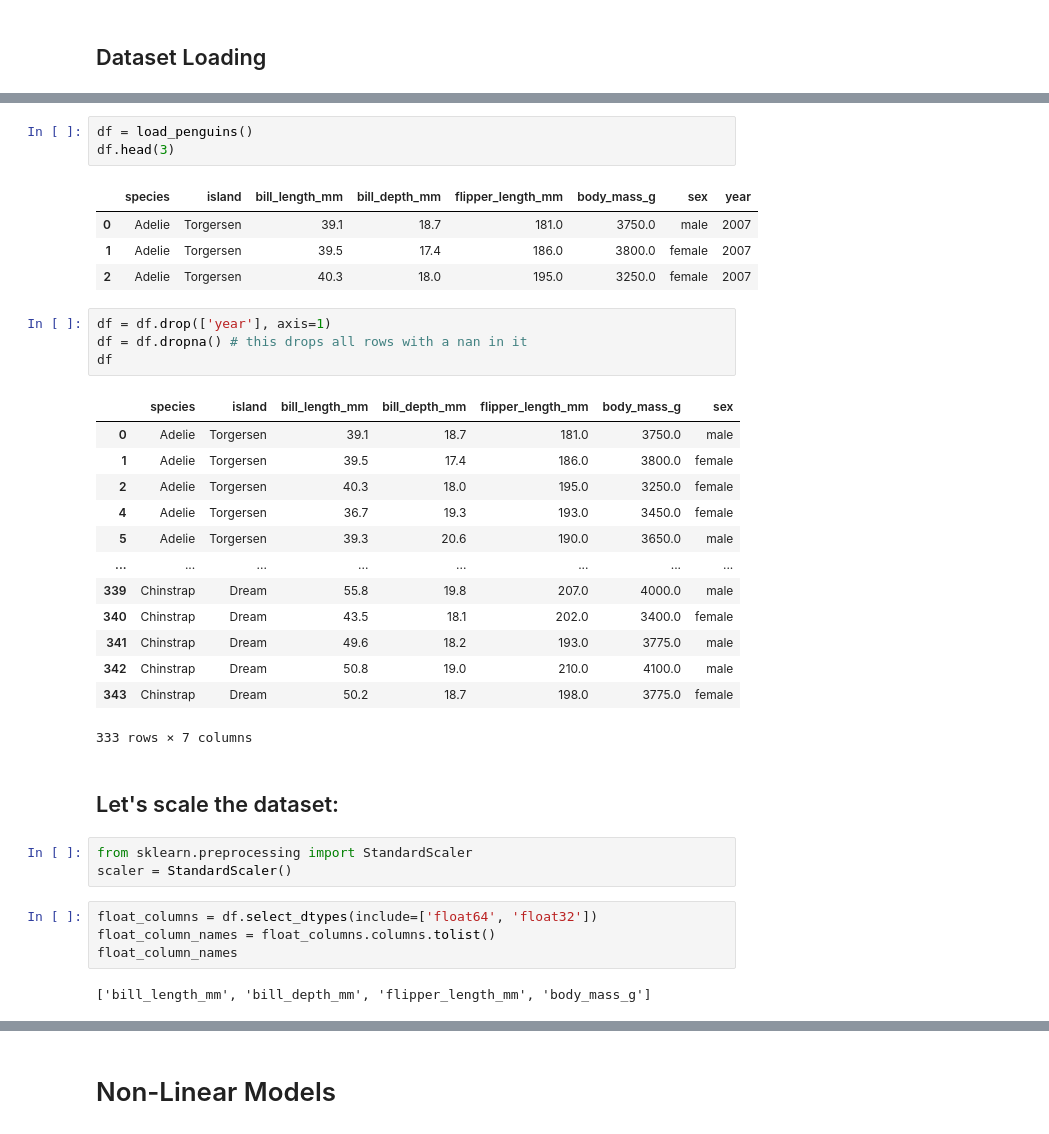
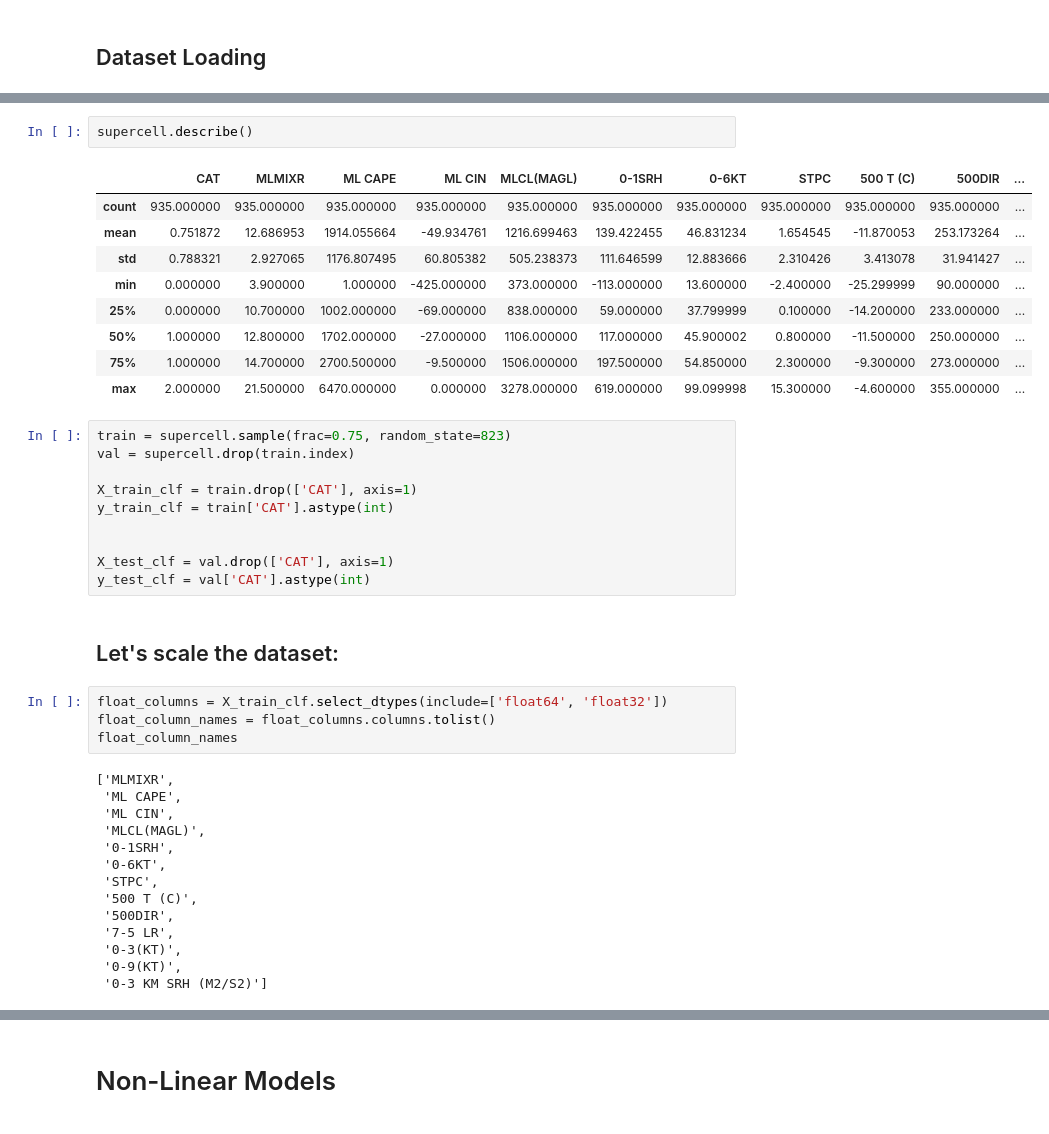
Before and after one commit to NCAR/ML_workshop2023, a Jupyter notebook: tutorials/Day2_lesson1_supervised_knn_tree.ipynb, the cells around one changed output, grey strips where cells are left out. Saved outputs shown, nothing was run; the diff lists cells and outputs as text.

```diff
--- a/tutorials/Day2_lesson1_supervised_knn_tree.ipynb
+++ b/tutorials/Day2_lesson1_supervised_knn_tree.ipynb
@@ -47,37 +48,42 @@ This will be replaced with a charlie dataset :)
+# %%
+supercell.describe()
+# %% [output]
+|  | CAT | MLMIXR | ML CAPE | ML CIN | MLCL(MAGL) | 0-1SRH | 0-6KT | STPC | 500 T (C) | 500DIR | ... |
+| count | 935.000000 | 935.000000 | 935.000000 | 935.000000 | 935.000000 | 935.000000 | 935.000000 | 935.000000 | 935.000000 | 935.000000 | ... |
+| mean | 0.751872 | 12.686953 | 1914.055664 | -49.934761 | 1216.699463 | 139.422455 | 46.831234 | 1.654545 | -11.870053 | 253.173264 | ... |
+| std | 0.788321 | 2.927065 | 1176.807495 | 60.805382 | 505.238373 | 111.646599 | 12.883666 | 2.310426 | 3.413078 | 31.941427 | ... |
+| min | 0.000000 | 3.900000 | 1.000000 | -425.000000 | 373.000000 | -113.000000 | 13.600000 | -2.400000 | -25.299999 | 90.000000 | ... |
+| 25% | 0.000000 | 10.700000 | 1002.000000 | -69.000000 | 838.000000 | 59.000000 | 37.799999 | 0.100000 | -14.200000 | 233.000000 | ... |
+| 50% | 1.000000 | 12.800000 | 1702.000000 | -27.000000 | 1106.000000 | 117.000000 | 45.900002 | 0.800000 | -11.500000 | 250.000000 | ... |
+| 75% | 1.000000 | 14.700000 | 2700.500000 | -9.500000 | 1506.000000 | 197.500000 | 54.850000 | 2.300000 | -9.300000 | 273.000000 | ... |
+| max | 2.000000 | 21.500000 | 6470.000000 | 0.000000 | 3278.000000 | 619.000000 | 99.099998 | 15.300000 | -4.600000 | 355.000000 | ... |
 # %%
-df = load_penguins()
-df.head(3)
+train = supercell.sample(frac=0.75, random_state=823)
+val = supercell.drop(train.index)
+
+X_train_clf = train.drop(['CAT'], axis=1)
+y_train_clf = train['CAT'].astype(int)
+
+
+X_test_clf = val.drop(['CAT'], axis=1)
+y_test_clf = val['CAT'].astype(int)
-# %% [output]
-|  | species | island | bill_length_mm | bill_depth_mm | flipper_length_mm | body_mass_g | sex | year |
-| 0 | Adelie | Torgersen | 39.1 | 18.7 | 181.0 | 3750.0 | male | 2007 |
-| 1 | Adelie | Torgersen | 39.5 | 17.4 | 186.0 | 3800.0 | female | 2007 |
-| 2 | Adelie | Torgersen | 40.3 | 18.0 | 195.0 | 3250.0 | female | 2007 |
-# %%
-df = df.drop(['year'], axis=1)
-df = df.dropna() # this drops all rows with a nan in it
-df
-# %% [output]
-|  | species | island | bill_length_mm | bill_depth_mm | flipper_length_mm | body_mass_g | sex |
-| 0 | Adelie | Torgersen | 39.1 | 18.7 | 181.0 | 3750.0 | male |
-| 1 | Adelie | Torgersen | 39.5 | 17.4 | 186.0 | 3800.0 | female |
-| 2 | Adelie | Torgersen | 40.3 | 18.0 | 195.0 | 3250.0 | female |
-| 4 | Adelie | Torgersen | 36.7 | 19.3 | 193.0 | 3450.0 | female |
-| 5 | Adelie | Torgersen | 39.3 | 20.6 | 190.0 | 3650.0 | male |
-| ... | ... | ... | ... | ... | ... | ... | ... |
-| 339 | Chinstrap | Dream | 55.8 | 19.8 | 207.0 | 4000.0 | male |
-| 340 | Chinstrap | Dream | 43.5 | 18.1 | 202.0 | 3400.0 | female |
-| 341 | Chinstrap | Dream | 49.6 | 18.2 | 193.0 | 3775.0 | male |
-| 342 | Chinstrap | Dream | 50.8 | 19.0 | 210.0 | 4100.0 | male |
-| 343 | Chinstrap | Dream | 50.2 | 18.7 | 198.0 | 3775.0 | female |
-333 rows × 7 columns
 # %% [markdown]
 ## Let's scale the dataset:
-# %%
-from sklearn.preprocessing import StandardScaler
-scaler = StandardScaler()
 # %%
-float_columns = df.select_dtypes(include=['float64', 'float32'])
+float_columns = X_train_clf.select_dtypes(include=['float64', 'float32'])
 float_column_names = float_columns.columns.tolist()
 float_column_names
 # %% [output]
-['bill_length_mm', 'bill_depth_mm', 'flipper_length_mm', 'body_mass_g']
+['MLMIXR',
+ 'ML CAPE',
+ 'ML CIN',
+ 'MLCL(MAGL)',
+ '0-1SRH',
+ '0-6KT',
+ 'STPC',
+ '500 T (C)',
+ '500DIR',
+ '7-5 LR',
+ '0-3(KT)',
+ '0-9(KT)',
+ '0-3 KM SRH (M2/S2)']
```
Also changed, not shown: parts of 29 cells of this notebook.
